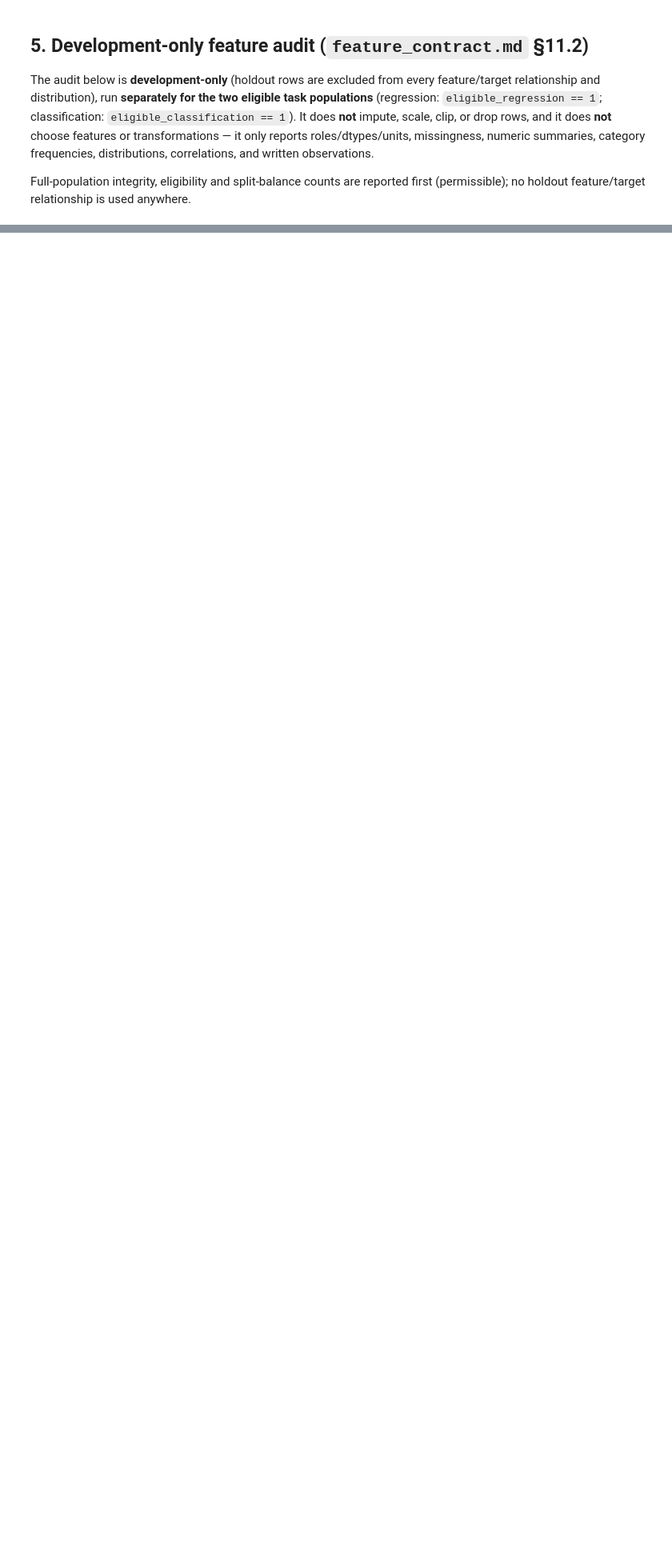
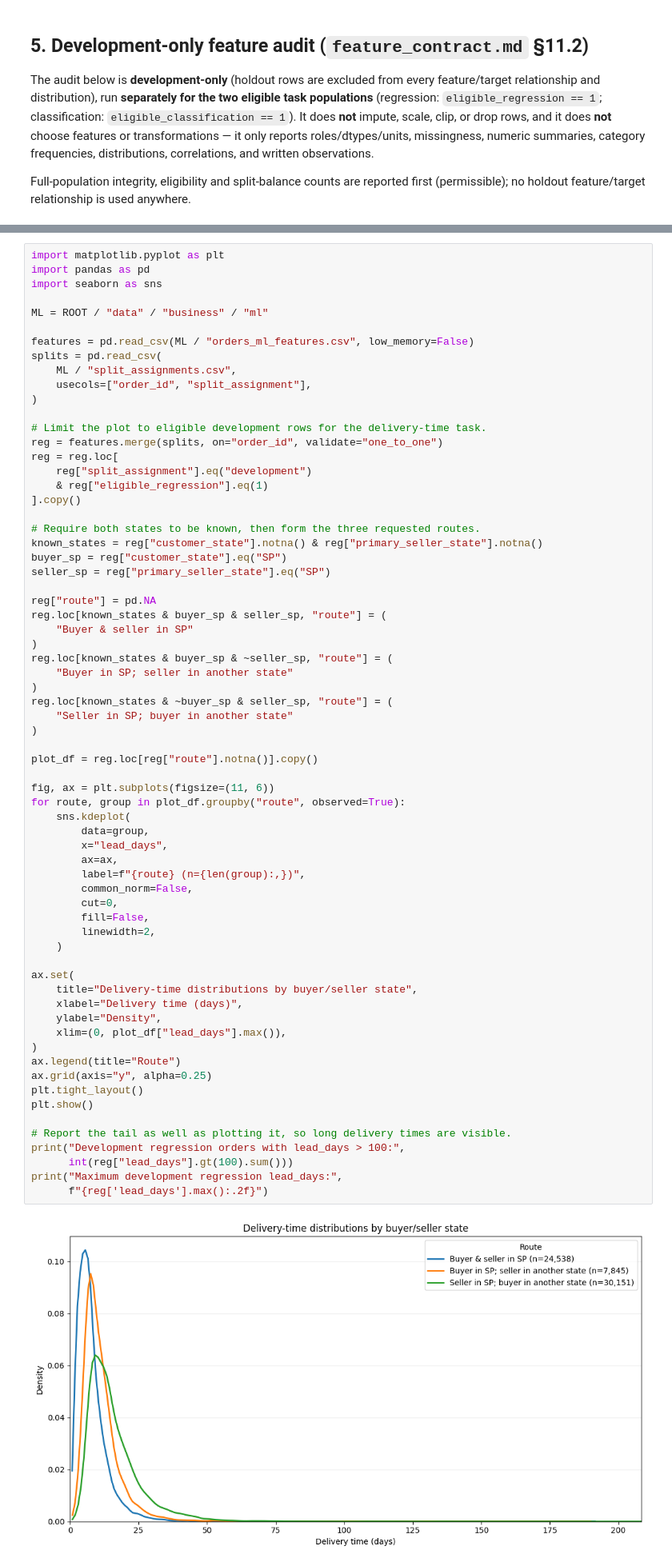
Before and after one commit to wuqianzong/Team11_IT5006_Ecommerce_Analytics_AY2627Sem1, a Jupyter notebook: notebooks/04_ml_feature_engineering.ipynb, the cells around one changed output, grey strips where cells are left out. Shown at 80% size. Saved outputs shown, nothing was run; the diff lists cells and outputs as text; blank space fills up the shorter version.

```diff
--- a/notebooks/04_ml_feature_engineering.ipynb
+++ b/notebooks/04_ml_feature_engineering.ipynb
@@ -545,0 +1136,69 @@ n_products freight_ratio_missing     0.375
+# %%
+import matplotlib.pyplot as plt
+import pandas as pd
+import seaborn as sns
+
+ML = ROOT / "data" / "business" / "ml"
+
+features = pd.read_csv(ML / "orders_ml_features.csv", low_memory=False)
+splits = pd.read_csv(
+    ML / "split_assignments.csv",
+    usecols=["order_id", "split_assignment"],
+)
+
+# Limit the plot to eligible development rows for the delivery-time task.
+reg = features.merge(splits, on="order_id", validate="one_to_one")
+reg = reg.loc[
+    reg["split_assignment"].eq("development")
+    & reg["eligible_regression"].eq(1)
+].copy()
+
+# Require both states to be known, then form the three requested routes.
+known_states = reg["customer_state"].notna() & reg["primary_seller_state"].notna()
+buyer_sp = reg["customer_state"].eq("SP")
+seller_sp = reg["primary_seller_state"].eq("SP")
+
+reg["route"] = pd.NA
+reg.loc[known_states & buyer_sp & seller_sp, "route"] = (
+    "Buyer & seller in SP"
+)
+reg.loc[known_states & buyer_sp & ~seller_sp, "route"] = (
+    "Buyer in SP; seller in another state"
+)
+reg.loc[known_states & ~buyer_sp & seller_sp, "route"] = (
+    "Seller in SP; buyer in another state"
+)
+
+plot_df = reg.loc[reg["route"].notna()].copy()
+
+fig, ax = plt.subplots(figsize=(11, 6))
+for route, group in plot_df.groupby("route", observed=True):
+    sns.kdeplot(
+        data=group,
+        x="lead_days",
+        ax=ax,
+        label=f"{route} (n={len(group):,})",
+        common_norm=False,
+        cut=0,
+        fill=False,
+        linewidth=2,
+    )
+
+ax.set(
+    title="Delivery-time distributions by buyer/seller state",
+    xlabel="Delivery time (days)",
+    ylabel="Density",
+    xlim=(0, plot_df["lead_days"].max()),
+)
+ax.legend(title="Route")
+ax.grid(axis="y", alpha=0.25)
+plt.tight_layout()
+plt.show()
+
+# Report the tail as well as plotting it, so long delivery times are visible.
+print("Development regression orders with lead_days > 100:",
+      int(reg["lead_days"].gt(100).sum()))
+print("Maximum development regression lead_days:",
+      f"{reg['lead_days'].max():.2f}")
+# %% [output]
+[figure, added]
```
Also changed, not shown: parts of 18 cells of this notebook, 4 other files.
